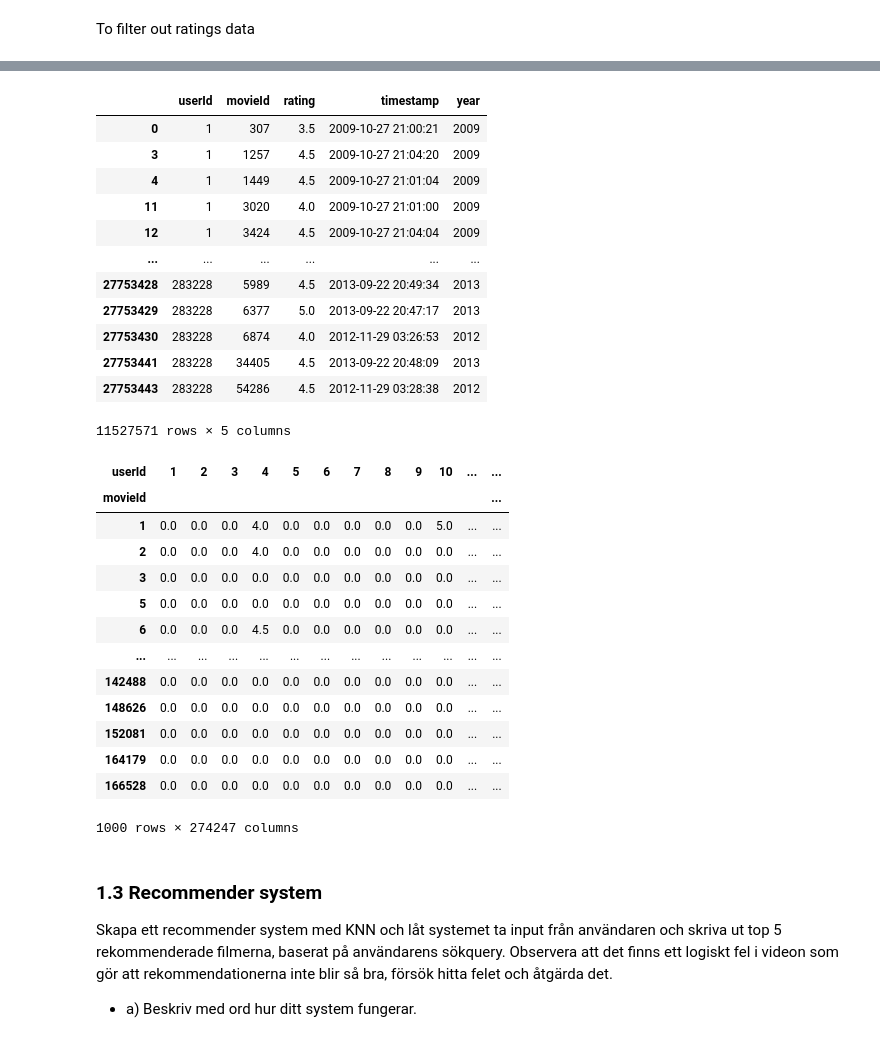
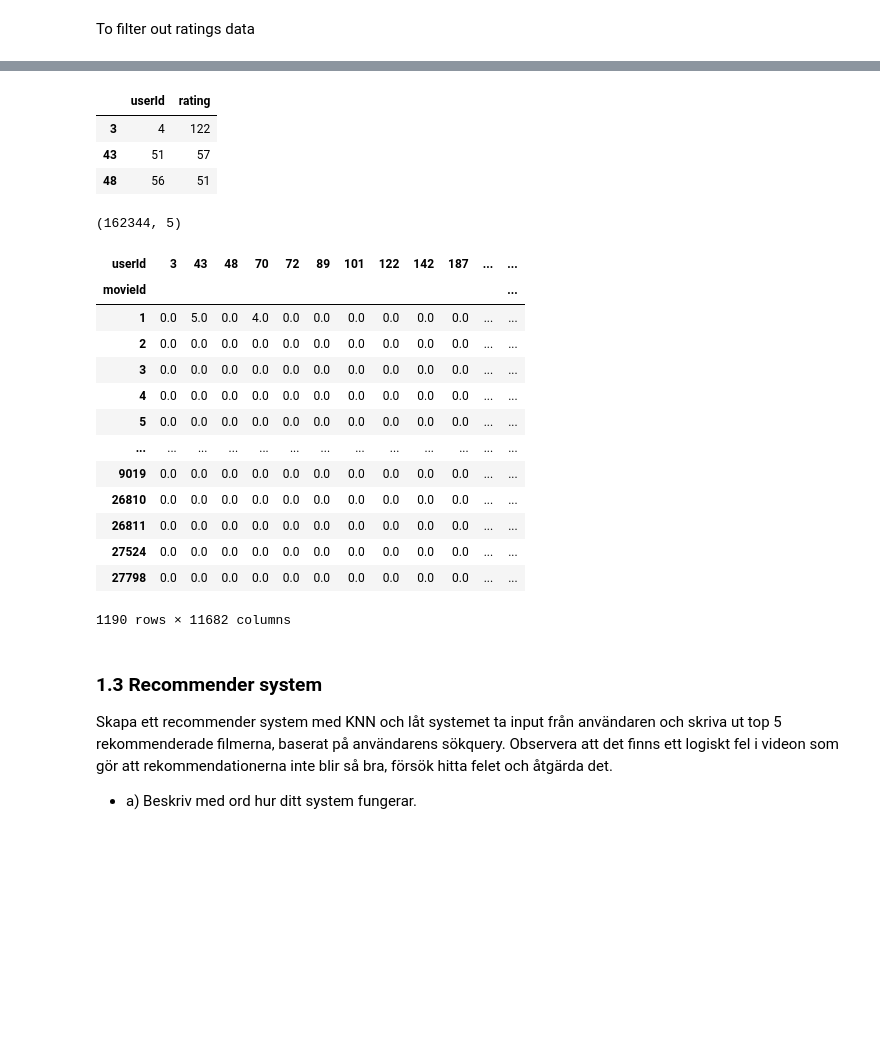
Before and after one commit to VineelaNedunuri/Machine-Learning-vineela-nedunuri, a Jupyter notebook: Labb/Rekommender_system.ipynb, the cells around one changed output, grey strips where cells are left out. Drawn from its saved outputs; the diff is of its cells as text; code cells hidden in the pictures; blank space fills up the shorter version.

Commit message:
filterdata

```diff
--- a/Labb/Rekommender_system.ipynb
+++ b/Labb/Rekommender_system.ipynb
@@ -596,0 +597,5 @@ df_movies_filtered.shape
+# %%
+# filters the ratings dataframe to keep only ratings for the latest movies
+latest_movie_ratings = df_ratings.query('movieId in @recent_movies')
+
+latest_movie_ratings
@@ -596,0 +616,4 @@ df_movies_filtered.shape
+# %%
+# filters the movies with rating greater than 3
+high_ratings = latest_movie_ratings.query('rating > 3')
+high_ratings
@@ -613,0 +658,4 @@ df_ratings.shape
+# %%
+# movieIds which are having more than are equal to 500 ratings
+df_ratings = high_ratings.query('movieId in @more_ratings.index')
+df_ratings.shape
@@ -668,40 +676,36 @@ filter_ratings
-# %%
-# filter the rating more or equal to 3.5
-filter_ratings= filter_ratings.query('rating >= 3.5')
-filter_ratings
-# %% [output]
-|  | userId | movieId | rating | timestamp | year |
-| 0 | 1 | 307 | 3.5 | 2009-10-27 21:00:21 | 2009 |
-| 3 | 1 | 1257 | 4.5 | 2009-10-27 21:04:20 | 2009 |
-| 4 | 1 | 1449 | 4.5 | 2009-10-27 21:01:04 | 2009 |
-| 11 | 1 | 3020 | 4.0 | 2009-10-27 21:01:00 | 2009 |
-| 12 | 1 | 3424 | 4.5 | 2009-10-27 21:04:04 | 2009 |
-| ... | ... | ... | ... | ... | ... |
-| 27753428 | 283228 | 5989 | 4.5 | 2013-09-22 20:49:34 | 2013 |
-| 27753429 | 283228 | 6377 | 5.0 | 2013-09-22 20:47:17 | 2013 |
-| 27753430 | 283228 | 6874 | 4.0 | 2012-11-29 03:26:53 | 2012 |
-| 27753441 | 283228 | 34405 | 4.5 | 2013-09-22 20:48:09 | 2013 |
-| 27753443 | 283228 | 54286 | 4.5 | 2012-11-29 03:28:38 | 2012 |
-11527571 rows × 5 columns
+# %%
+# user given more than or equal 50 rating
+more_count=user_count.query('rating >= 50')
+more_count.head(3)
+# %% [output]
+|  | userId | rating |
+| 3 | 4 | 122 |
+| 43 | 51 | 57 |
+| 48 | 56 | 51 |
+# %%
+filtered_ratings=df_ratings.query('userId in @ more_count.index')
+filtered_ratings.shape
+# %% [output]
+(162344, 5)
 # %%
 # Create a pivot table with the filtered ratings
-movies_users = filter_ratings.pivot_table(index='movieId', columns='userId', values='rating').fillna(0)
+movies_users = filtered_ratings.pivot_table(index='movieId', columns='userId', values='rating').fillna(0)
 movies_users
 # %% [output]
-| userId | 1 | 2 | 3 | 4 | 5 | 6 | 7 | 8 | 9 | 10 | ... | ... |
+| userId | 3 | 43 | 48 | 70 | 72 | 89 | 101 | 122 | 142 | 187 | ... | ... |
 | movieId |  |  |  |  |  |  |  |  |  |  |  | ... |
-| 1 | 0.0 | 0.0 | 0.0 | 4.0 | 0.0 | 0.0 | 0.0 | 0.0 | 0.0 | 5.0 | ... | ... |
-| 2 | 0.0 | 0.0 | 0.0 | 4.0 | 0.0 | 0.0 | 0.0 | 0.0 | 0.0 | 0.0 | ... | ... |
+| 1 | 0.0 | 5.0 | 0.0 | 4.0 | 0.0 | 0.0 | 0.0 | 0.0 | 0.0 | 0.0 | ... | ... |
+| 2 | 0.0 | 0.0 | 0.0 | 0.0 | 0.0 | 0.0 | 0.0 | 0.0 | 0.0 | 0.0 | ... | ... |
 | 3 | 0.0 | 0.0 | 0.0 | 0.0 | 0.0 | 0.0 | 0.0 | 0.0 | 0.0 | 0.0 | ... | ... |
+| 4 | 0.0 | 0.0 | 0.0 | 0.0 | 0.0 | 0.0 | 0.0 | 0.0 | 0.0 | 0.0 | ... | ... |
 | 5 | 0.0 | 0.0 | 0.0 | 0.0 | 0.0 | 0.0 | 0.0 | 0.0 | 0.0 | 0.0 | ... | ... |
-| 6 | 0.0 | 0.0 | 0.0 | 4.5 | 0.0 | 0.0 | 0.0 | 0.0 | 0.0 | 0.0 | ... | ... |
 | ... | ... | ... | ... | ... | ... | ... | ... | ... | ... | ... | ... | ... |
-| 142488 | 0.0 | 0.0 | 0.0 | 0.0 | 0.0 | 0.0 | 0.0 | 0.0 | 0.0 | 0.0 | ... | ... |
-| 148626 | 0.0 | 0.0 | 0.0 | 0.0 | 0.0 | 0.0 | 0.0 | 0.0 | 0.0 | 0.0 | ... | ... |
-| 152081 | 0.0 | 0.0 | 0.0 | 0.0 | 0.0 | 0.0 | 0.0 | 0.0 | 0.0 | 0.0 | ... | ... |
-| 164179 | 0.0 | 0.0 | 0.0 | 0.0 | 0.0 | 0.0 | 0.0 | 0.0 | 0.0 | 0.0 | ... | ... |
-| 166528 | 0.0 | 0.0 | 0.0 | 0.0 | 0.0 | 0.0 | 0.0 | 0.0 | 0.0 | 0.0 | ... | ... |
+| 9019 | 0.0 | 0.0 | 0.0 | 0.0 | 0.0 | 0.0 | 0.0 | 0.0 | 0.0 | 0.0 | ... | ... |
+| 26810 | 0.0 | 0.0 | 0.0 | 0.0 | 0.0 | 0.0 | 0.0 | 0.0 | 0.0 | 0.0 | ... | ... |
+| 26811 | 0.0 | 0.0 | 0.0 | 0.0 | 0.0 | 0.0 | 0.0 | 0.0 | 0.0 | 0.0 | ... | ... |
+| 27524 | 0.0 | 0.0 | 0.0 | 0.0 | 0.0 | 0.0 | 0.0 | 0.0 | 0.0 | 0.0 | ... | ... |
+| 27798 | 0.0 | 0.0 | 0.0 | 0.0 | 0.0 | 0.0 | 0.0 | 0.0 | 0.0 | 0.0 | ... | ... |
-1000 rows × 274247 columns
+1190 rows × 11682 columns
 # %%
 from scipy.sparse import csr_matrix
 
```
Also changed, not shown: parts of 16 cells of this notebook.
